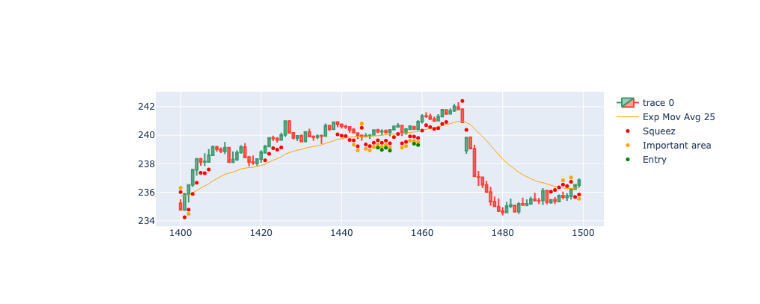
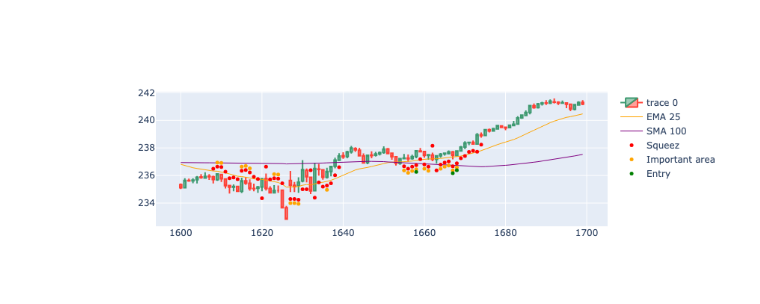
Before and after one commit to gastoncs/jupyter-docker, a Jupyter notebook: app/src/backtesting/squeez/squeez_pattern_v3.ipynb, the cells around one changed output. Saved outputs shown, nothing was run; the diff lists cells and outputs as text; code cells hidden in the pictures.

```diff
--- a/app/src/backtesting/squeez/squeez_pattern_v3.ipynb
+++ b/app/src/backtesting/squeez/squeez_pattern_v3.ipynb
@@ -191,7 +222,7 @@ def posibleBreakArea(x):
 
 def squeezeCloseToEmaArea(x):
     extraSpace = .80
-    if (x['squeezeCloseToEma']==EMA25['PRICE_ACCION_OVER_EMA'].value):
+    if (x['squeezeCloseToEma']==EMA25['PRICE_ACCION_OVER'].value):
         return x['Low']-extraSpace
     elif (x['squeezeCloseToEma']==EMA25['PRICE_ACCION_UNDER_EMA'].value):
         return x['High']+extraSpace
@@ -213,30 +244,35 @@ df['posibleBreakArea'] = df.apply(lambda row: posibleBreakArea(row), axis=1)
 # %%
 import plotly.io as pio
 import plotly.graph_objects as go
 
-dfpl = df[1500:1600]
+dfpl = df[1600:1700]
 
 fig = go.Figure(
     data=[
         go.Candlestick(
             x=dfpl.index,
             open=dfpl['Open'],
             high=dfpl['High'],
             low=dfpl['Low'],
             close=dfpl['Close']),
         go.Scatter(
             x=dfpl.index,
             y=dfpl['ema25'],
             line=dict(color='orange', width=1),
-            name="Exp Mov Avg 25")
+            name="EMA 25"),
+        go.Scatter(
+            x=dfpl.index,
+            y=dfpl['sma100'],
+            line=dict(color='purple', width=1),
+            name="SMA 100")
     ]
 )
 
 fig.add_scatter(x=dfpl.index, y=dfpl['squezzeArea'], mode="markers", marker=dict(size=5, color="red"), name="Squeez")
 fig.add_scatter(x=dfpl.index, y=dfpl['squeezeCloseToEmaArea'], mode="markers", marker=dict(size=5, color="orange"), name="Important area")
 fig.add_scatter(x=dfpl.index, y=dfpl['posibleBreakArea'], mode="markers", marker=dict(size=5, color="green"), name="Entry")
 
 fig.update_layout(xaxis_rangeslider_visible=False)
 fig.show()
 # %% [output]
-[figure, old version]
+[figure, new version]
```
Also changed, not shown: parts of 1 cell of this notebook.
